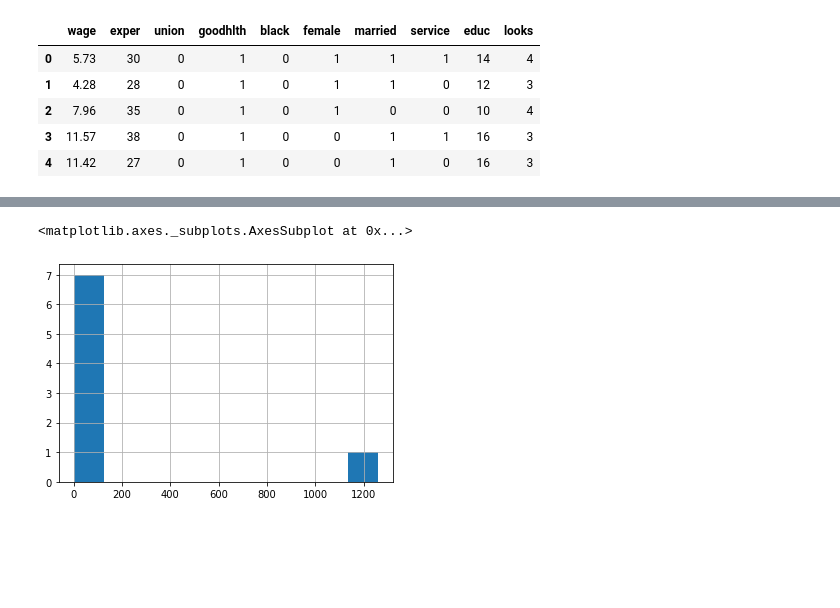
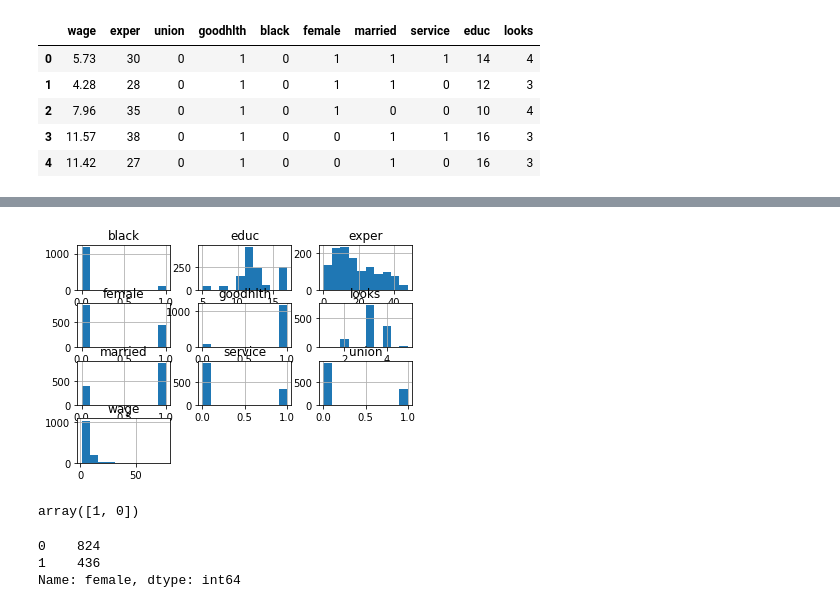
Before and after one commit to Iamsdt/mlcourse.ai-practice, a Jupyter notebook: l1/lesson1_pandas_beauty.ipynb, the cells around one changed output, grey strips where cells are left out. Cells and saved outputs as stored; diff of their text form; code cells hidden in the pictures; blank space fills up the shorter version.

```diff
--- a/l1/lesson1_pandas_beauty.ipynb
+++ b/l1/lesson1_pandas_beauty.ipynb
@@ -45,5 +69,14 @@ Name: union, dtype: float64
-# %%
-stats_df['union'].hist(bins=10)
-# %% [output]
-<matplotlib.axes._subplots.AxesSubplot at 0x...>
-[figure, removed]
+# %%
+df.hist();
+# %% [output]
+[figure, added]
+# %%
+df['female'].unique()
+# %% [output]
+array([1, 0])
+# %%
+df['female'].value_counts()
+# %% [output]
+0    824
+1    436
+Name: female, dtype: int64
```
Also changed, not shown: parts of 44 cells of this notebook, 5 other files.
